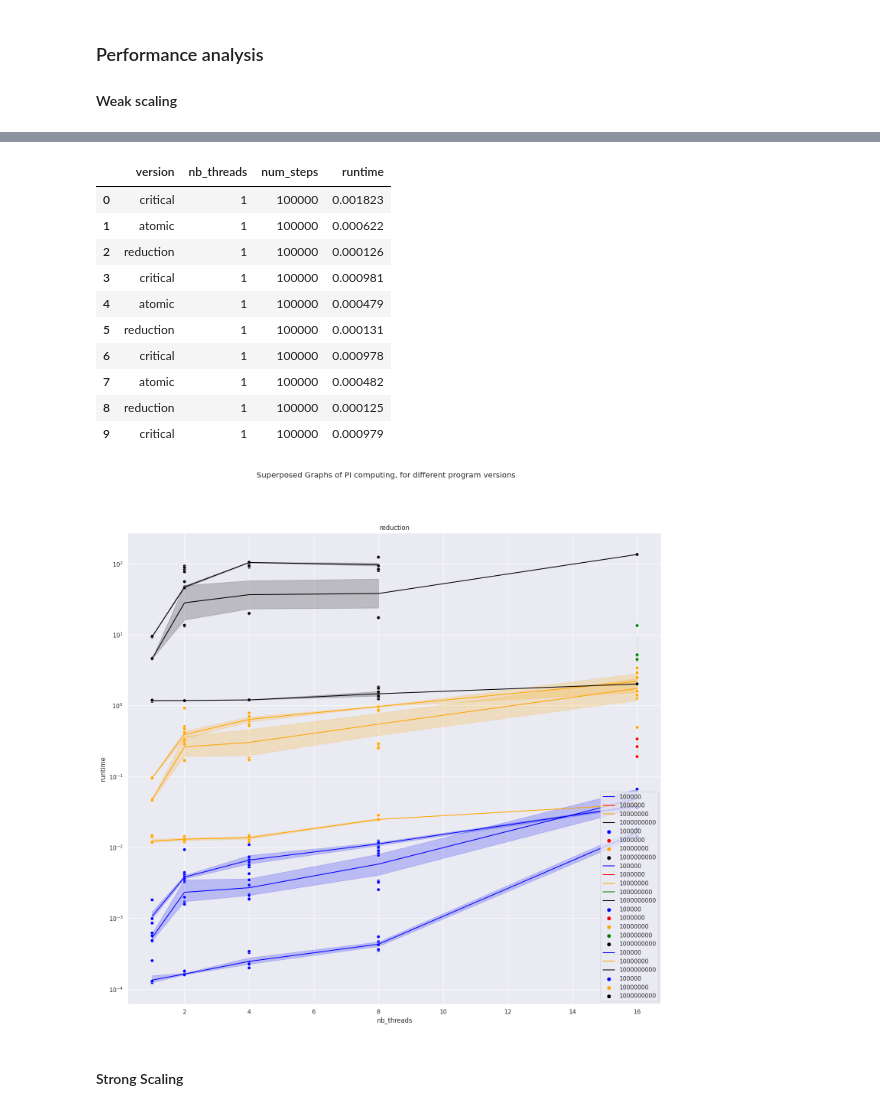
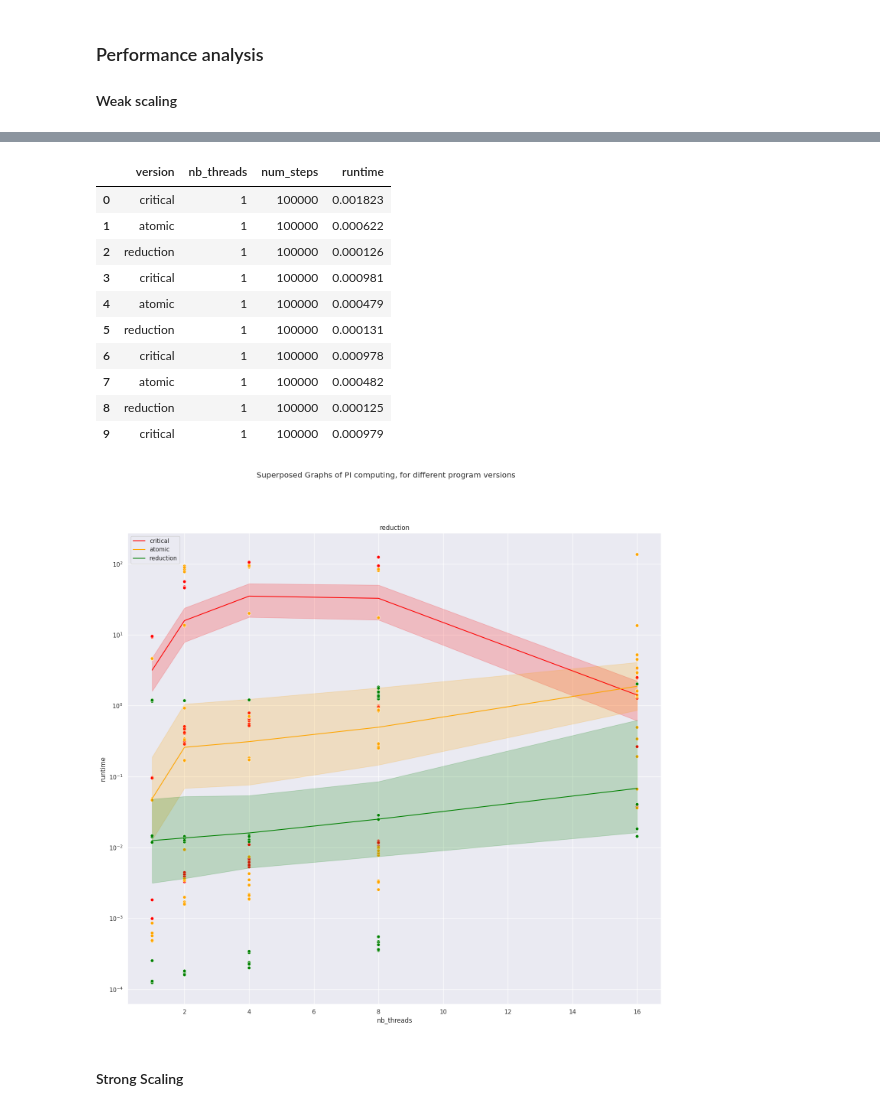
Before and after one commit to 0nyr/OT5_open_mp_optimization, a Jupyter notebook: part_1/openmp_tp.ipynb, the cells around one changed output, grey strips where cells are left out. Drawn from its saved outputs; the diff is of its cells as text; code cells hidden in the pictures.

```diff
--- a/part_1/openmp_tp.ipynb
+++ b/part_1/openmp_tp.ipynb
@@ -273,36 +256,15 @@ fig.suptitle("Superposed Graphs of PI computing, for different program versions"
 unique_nb_steps = df['num_steps'].unique()
 unique_nb_steps.sort()
 nb_different_num_steps = len(unique_nb_steps)
-# for i in range(nb_different_num_steps):
-#     current_num_steps = int(unique_nb_steps[i])
-#     df_plot = df[(df['num_steps'] == current_num_steps)]
-#     mean_stats = df.groupby(['num_steps','version','nb_threads']).mean().reset_index()
 
-#     # first graph: critical
-#     graph_version = "critical"
-#     df_plot_0 = df_plot[df_plot['version'] == "critical"]
+# create palette for each version
+color_versions = {
+    "critical": "red",
+    "atomic": "orange",
+    "reduction": "green",
+}
 
-#     axes[0][0].plot(
-#         mean_stats['nb_threads'],
-#         mean_stats['runtime'],
-#         linestyle="solid",
-#         color=color_num_steps[current_num_steps],
-#         marker='x',
-#     )
-#     axes[0][0].set(
-#         yscale="log",
-#         xlabel="nb_threads",
-#         ylabel="time (s)",
-#         title=graph_version
-#     )
-#     axes[0][0].scatter(
-#         df_plot_0['nb_threads'],
-#         df_plot_0['runtime'],
-#         color=color_num_steps[current_num_steps]
-#     )
 
-# graph plotting using seaborn
-# first graph: critical
 graph_version = "critical"
 df_plot_0 = df[df['version'] == graph_version]
 
@@ -311,8 +273,9 @@ g0 = sns.lineplot(
     data=df_plot_0,
     x="nb_threads",
     y="runtime",
-    hue="num_steps",
-    palette=color_num_steps,
+    hue="version",
+    palette=color_versions,
+    style="version",
 )
 g0.set(title=graph_version)
 g0.set(yscale="log")
@@ -321,8 +284,9 @@ g00 = sns.scatterplot(
     data=df_plot_0,
     x="nb_threads",
     y="runtime",
-    hue="num_steps",
-    palette=color_num_steps,
+    hue="version",
+    palette=color_versions,
+    legend=False,
 )
 g00.set(yscale="log")
 
@@ -335,8 +299,9 @@ g1 = sns.lineplot(
     data=df_plot_1,
     x="nb_threads",
     y="runtime",
-    hue="num_steps",
-    palette=color_num_steps,
+    hue="version",
+    palette=color_versions,
+    style="version",
 )
 g1.set(title=graph_version)
 g1.set(yscale="log")
@@ -345,8 +310,9 @@ g11 = sns.scatterplot(
     data=df_plot_1,
     x="nb_threads",
     y="runtime",
-    hue="num_steps",
-    palette=color_num_steps,
+    hue="version",
+    palette=color_versions,
+    legend=False,
 )
 g11.set(yscale="log")
 
@@ -358,39 +324,40 @@ g2 = sns.lineplot(
     ax=ax,
     data=df_plot_2,
     x="nb_threads",
     y="runtime",
-    hue="num_steps",
-    palette=color_num_steps,
+    hue="version",
+    palette=color_versions,
+    style="version",
 )
 g2.set(title=graph_version)
 g2.set(yscale="log")
 g22 = sns.scatterplot(
     ax=ax,
     data=df_plot_2,
     x="nb_threads",
     y="runtime",
-    hue="num_steps",
-    palette=color_num_steps,
-
+    hue="version",
+    palette=color_versions,
+    legend=False,
 )
 g22.set(yscale="log")
 
 
 plt.legend()
 plt.show()
 # %% [output]
 |  | version | nb_threads | num_steps | runtime |
 | 0 | critical | 1 | 100000 | 0.001823 |
 | 1 | atomic | 1 | 100000 | 0.000622 |
 | 2 | reduction | 1 | 100000 | 0.000126 |
 | 3 | critical | 1 | 100000 | 0.000981 |
 | 4 | atomic | 1 | 100000 | 0.000479 |
 | 5 | reduction | 1 | 100000 | 0.000131 |
 | 6 | critical | 1 | 100000 | 0.000978 |
 | 7 | atomic | 1 | 100000 | 0.000482 |
 | 8 | reduction | 1 | 100000 | 0.000125 |
 | 9 | critical | 1 | 100000 | 0.000979 |
-[figure, old version]
+[figure, new version]
 # %% [markdown]
 #### Strong Scaling
 # %% [markdown]
```
Also changed, not shown: parts of 2 cells of this notebook.
